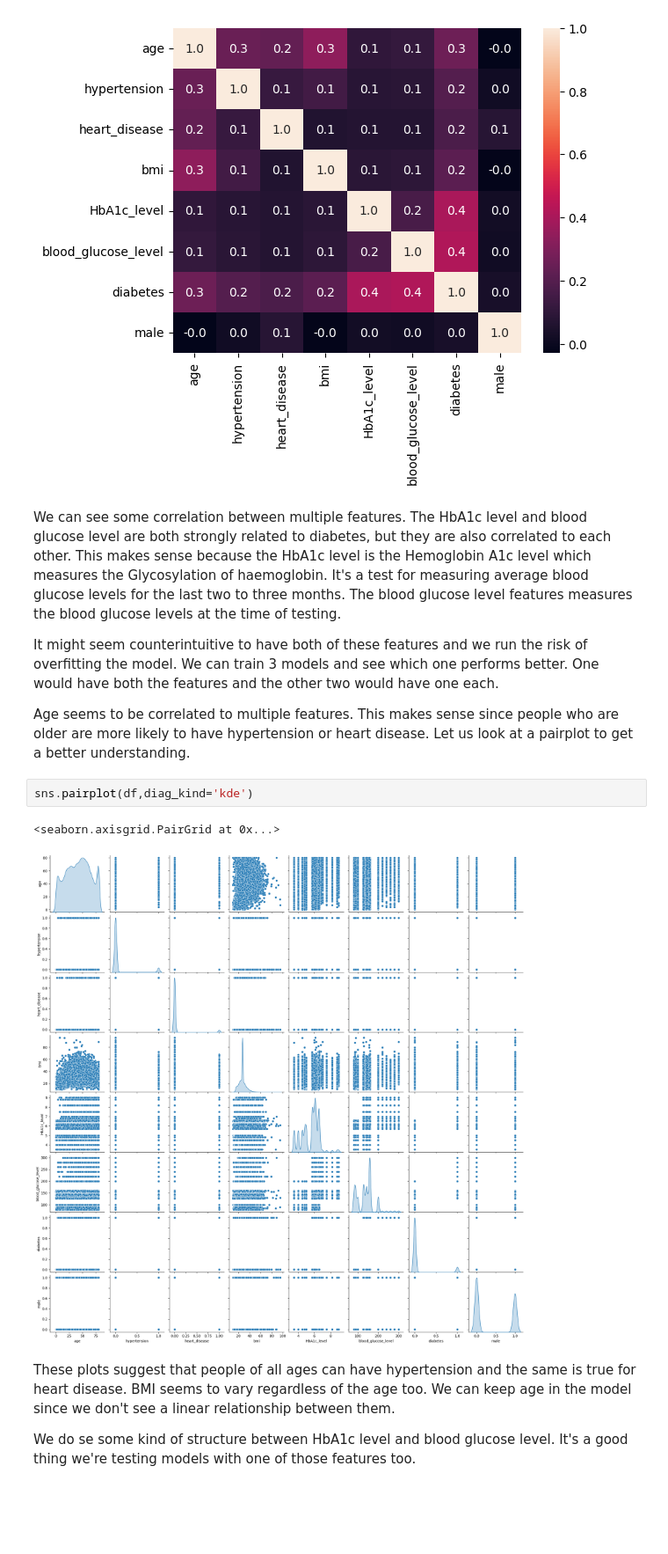
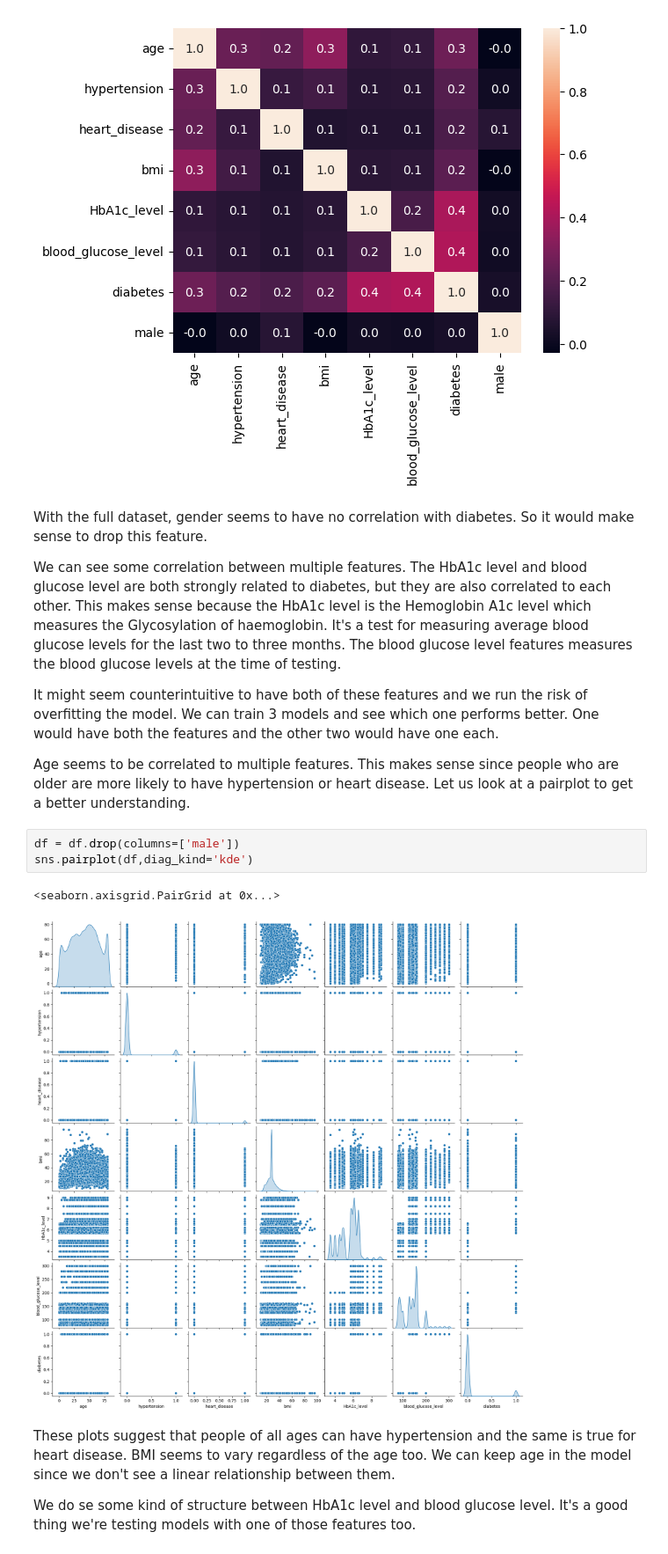
Before and after one commit to MonstrousOgre/Diabetes_Prediction, a Jupyter notebook: Diabetes_Prediction_Model.ipynb, the cells around one changed output. Shown at 88% size. Saved outputs shown, nothing was run; the diff lists cells and outputs as text; blank space fills up the shorter version.

```diff
--- a/Diabetes_Prediction_Model.ipynb
+++ b/Diabetes_Prediction_Model.ipynb
@@ -173,16 +173,19 @@ sns.heatmap(df.corr(), annot=True, fmt=".1f")
 <Axes: >
 [figure]
 # %% [markdown]
+With the full dataset, gender seems to have no correlation with diabetes. So it would make sense to drop this feature.
+
 We can see some correlation between multiple features. The HbA1c level and blood glucose level are both strongly related to diabetes, but they are also correlated to each other. This makes sense because the HbA1c level is the Hemoglobin A1c level which measures the Glycosylation of haemoglobin. It's a test for measuring  average blood glucose levels for the last two to three months. The blood glucose level features measures the blood glucose levels at the time of testing.
 
 It might seem counterintuitive to have both of these features and we run the risk of overfitting the model. We can train 3 models and see which one performs better. One would have both the features and the other two would have one each.
 
 Age seems to be correlated to multiple features. This makes sense since people who are older are more likely to have hypertension or heart disease. Let us look at a pairplot to get a better understanding.
 # %%
+df = df.drop(columns=['male'])
 sns.pairplot(df,diag_kind='kde')
 # %% [output]
 <seaborn.axisgrid.PairGrid at 0x...>
-[figure, old version]
+[figure, new version]
 # %% [markdown]
 These plots suggest that people of all ages can have hypertension and the same is true for heart disease. BMI seems to vary regardless of the age too. We can keep age in the model since we don't see a linear relationship between them.
 
```
Also changed, not shown: parts of 11 cells of this notebook.
